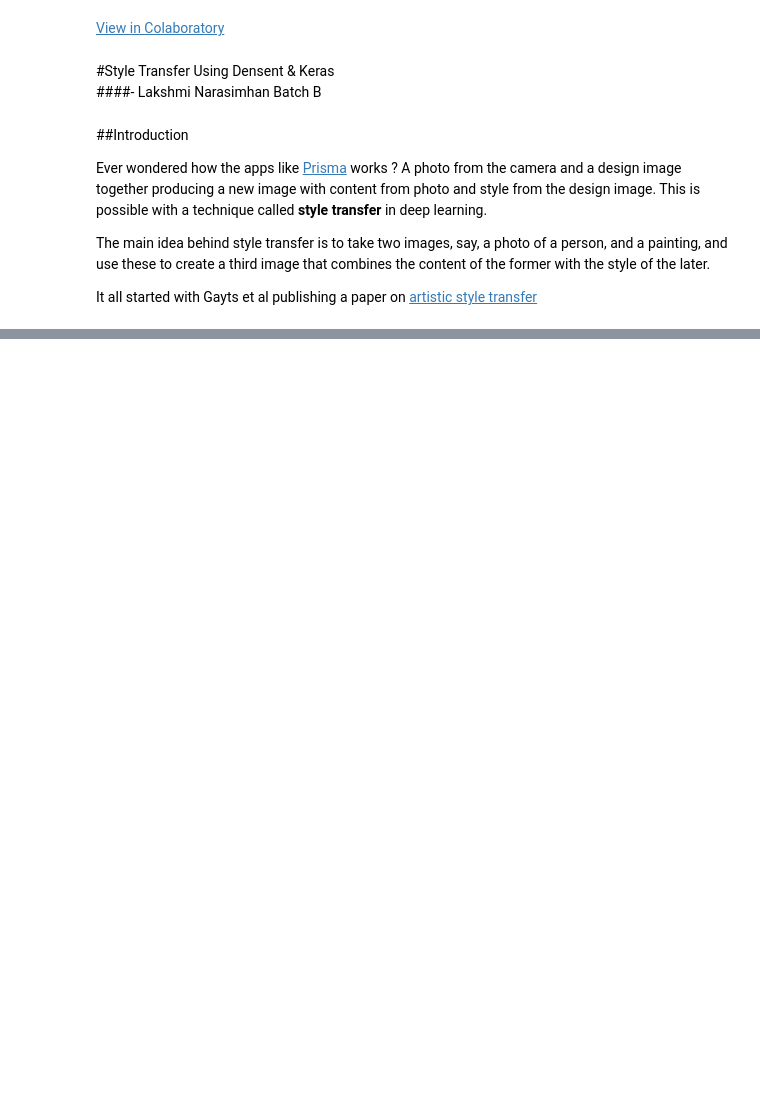
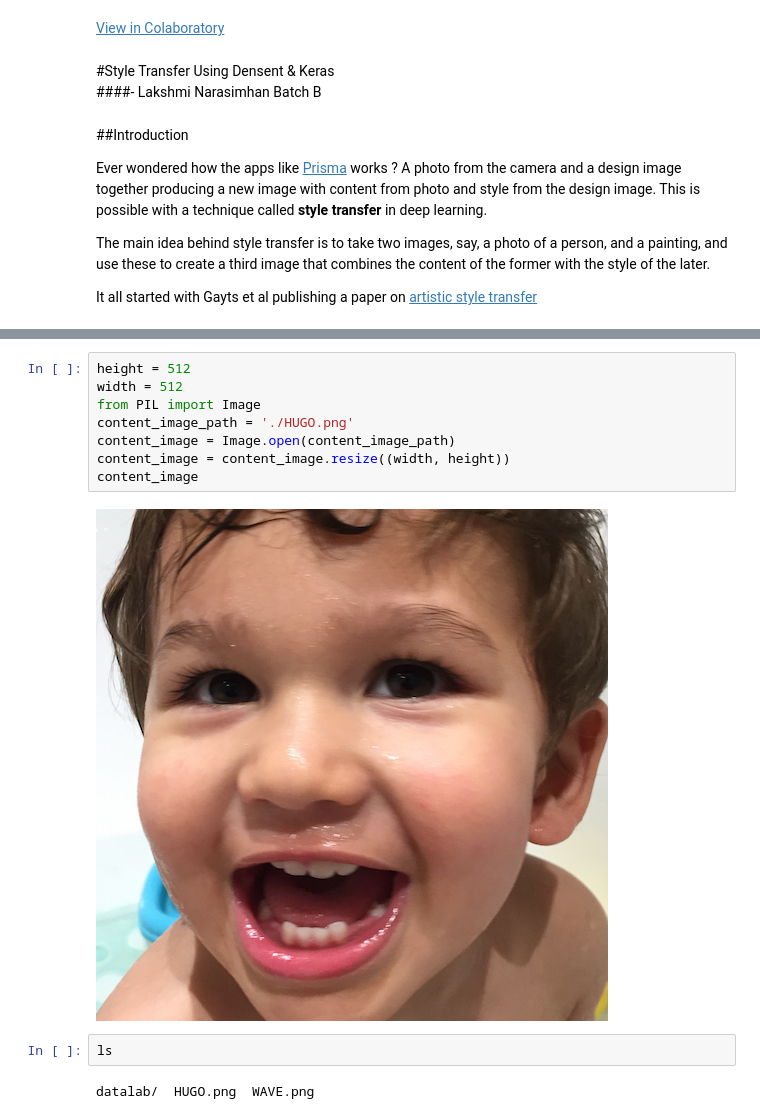
Before and after one commit to l-narasimhan/MachineLearning, a Jupyter notebook: Lakshmi_Narasimhan_Batch_B.ipynb, the cells around one changed output, grey strips where cells are left out. Cells and saved outputs as stored; diff of their text form; blank space fills up the shorter version.

```diff
--- a/Lakshmi_Narasimhan_Batch_B.ipynb
+++ b/Lakshmi_Narasimhan_Batch_B.ipynb
@@ -17,0 +79,14 @@ It all started with Gayts et al publishing a paper on [artistic style transfer](
+# %%
+height = 512
+width = 512
+from PIL import Image
+content_image_path = './HUGO.png'
+content_image = Image.open(content_image_path)
+content_image = content_image.resize((width, height))
+content_image
+# %% [output]
+[figure, added]
+# %%
+ls
+# %% [output]
+datalab/  HUGO.png  WAVE.png
```
Also changed, not shown: parts of 7 cells of this notebook.
